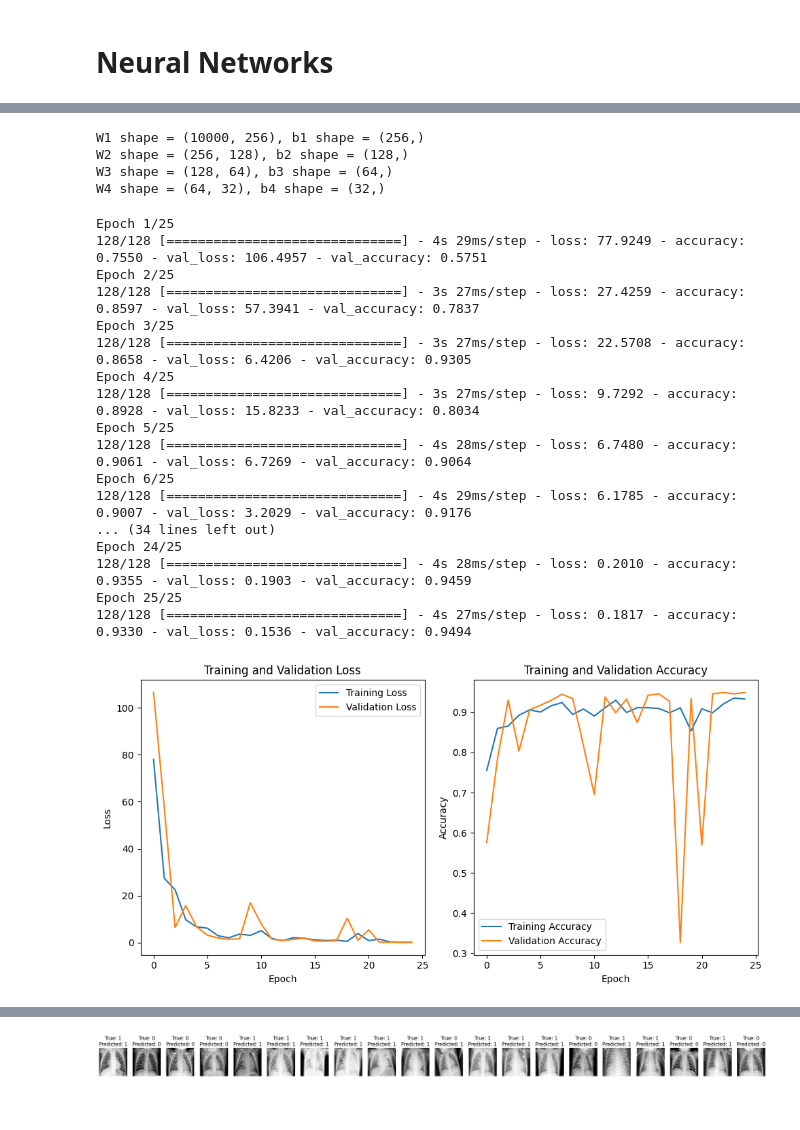
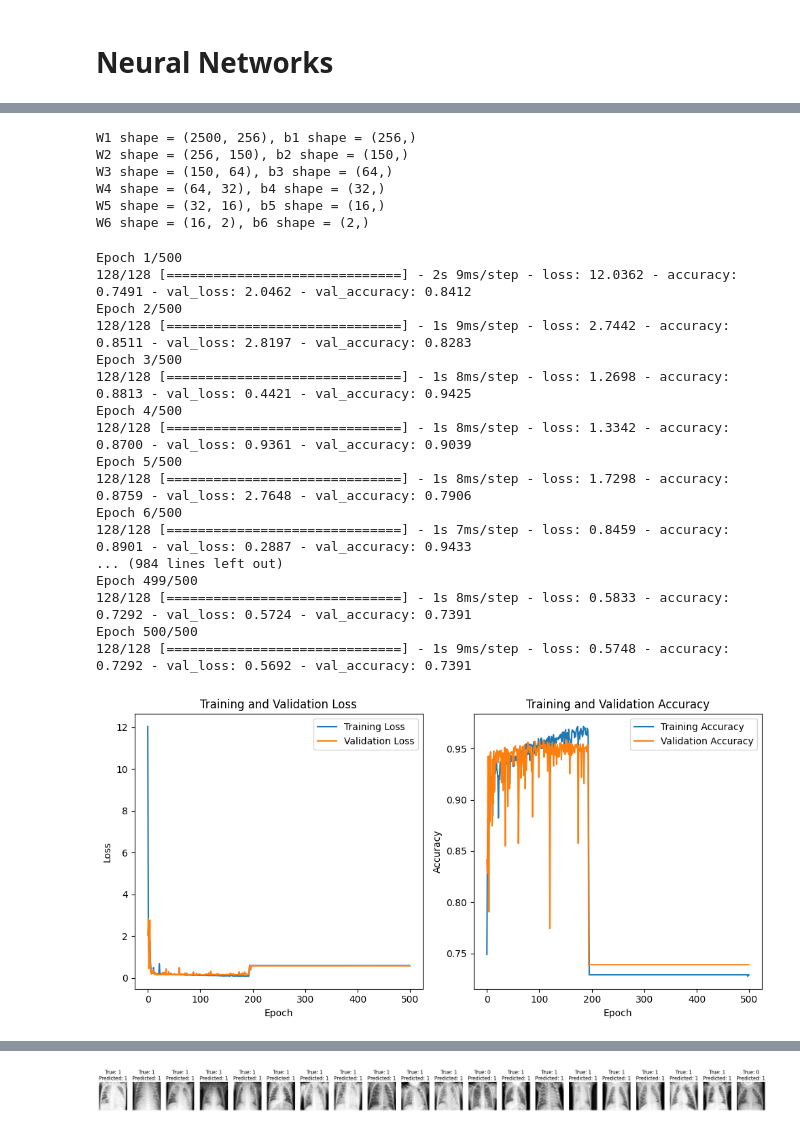
Before and after one commit to buisonanh/pneumonia-classification, a Jupyter notebook: model.ipynb, the cells around one changed output, grey strips where cells are left out. Cells and saved outputs as stored; diff of their text form; code cells hidden in the pictures.

```diff
--- a/model.ipynb
+++ b/model.ipynb
@@ -47,7 +47,7 @@ import numpy as np
 # Define a function to resize, convert to grayscale, and flatten an image
 def preprocess_image(image_path):
     # Open and resize the image to 20x20 pixels
-    image = Image.open(image_path).resize((100, 100))
+    image = Image.open(image_path).resize((50, 50))
     # Convert to grayscale
     image = image.convert('L')
     # Flatten the image into a 400-dimensional vector
@@ -55,9 +55,9 @@ def preprocess_image(image_path):
     return image_array
 
 # Create empty arrays to store the data and labels
-X_train = np.empty((4077, 10000), dtype=np.float32)
-X_validation = np.empty((1165, 10000), dtype=np.float32)
-X_test = np.empty((582, 10000), dtype=np.float32)
+X_train = np.empty((4077, 2500), dtype=np.float32)
+X_validation = np.empty((1165, 2500), dtype=np.float32)
+X_test = np.empty((582, 2500), dtype=np.float32)
 
 y_train = np.empty((4077,), dtype=np.int32)
 y_validation = np.empty((1165,), dtype=np.int32)
@@ -119,11 +119,12 @@ visualize_random_data(X_train, y_train, num_samples_to_visualize)
 tf.random.set_seed(64)
 model = Sequential(
     [
-        tf.keras.Input(shape=(10000,)),
+        tf.keras.Input(shape=(2500,)),
         Dense(256, activation='relu', name='L1'),
-        Dense(128, activation='relu', name='L2'),
+        Dense(150, activation='relu', name='L2'),
         Dense(64, activation='relu', name='L3'),
-        Dense(32, activation='relu', name='L4')
-        Dense(16, activation='linear', name='L5')
+        Dense(32, activation='relu', name='L4'),
+        Dense(16, activation='relu', name='L5'),
+        Dense(2, activation='linear', name='L6')
     ], name = "my_model"
 )
@@ -158,18 +157,21 @@ W2,b2 = layer2.get_weights()
 W3,b3 = layer3.get_weights()
 W4,b4 = layer4.get_weights()
 W5,b5 = layer5.get_weights()
+W6,b6 = layer6.get_weights()
 print(f"W1 shape = {W1.shape}, b1 shape = {b1.shape}")
 print(f"W2 shape = {W2.shape}, b2 shape = {b2.shape}")
 print(f"W3 shape = {W3.shape}, b3 shape = {b3.shape}")
 print(f"W4 shape = {W4.shape}, b4 shape = {b4.shape}")
 print(f"W5 shape = {W5.shape}, b5 shape = {b5.shape}")
+print(f"W6 shape = {W6.shape}, b6 shape = {b6.shape}")
 # %% [output]
-W1 shape = (10000, 256), b1 shape = (256,)
-W2 shape = (256, 128), b2 shape = (128,)
-W3 shape = (128, 64), b3 shape = (64,)
+W1 shape = (2500, 256), b1 shape = (256,)
+W2 shape = (256, 150), b2 shape = (150,)
+W3 shape = (150, 64), b3 shape = (64,)
 W4 shape = (64, 32), b4 shape = (32,)
+W5 shape = (32, 16), b5 shape = (16,)
+W6 shape = (16, 2), b6 shape = (2,)
 # %%
-# Compile your model
 model.compile(
     loss=tf.keras.losses.SparseCategoricalCrossentropy(from_logits=True),
     optimizer=tf.keras.optimizers.Adam(learning_rate=0.001),
@@ -179,27 +181,27 @@ model.compile(
 # Train your model and store the training history
 history = model.fit(
     X_train, y_train,
-    epochs=25,
+    epochs=500,
     validation_data=(X_validation, y_validation)  # Use validation data for monitoring
 )
 # %% [output]
-Epoch 1/25
-128/128 [==============================] - 4s 29ms/step - loss: 77.9249 - accuracy: 0.7550 - val_loss: 106.4957 - val_accuracy: 0.5751
-Epoch 2/25
-128/128 [==============================] - 3s 27ms/step - loss: 27.4259 - accuracy: 0.8597 - val_loss: 57.3941 - val_accuracy: 0.7837
-Epoch 3/25
-128/128 [==============================] - 3s 27ms/step - loss: 22.5708 - accuracy: 0.8658 - val_loss: 6.4206 - val_accuracy: 0.9305
-Epoch 4/25
-128/128 [==============================] - 3s 27ms/step - loss: 9.7292 - accuracy: 0.8928 - val_loss: 15.8233 - val_accuracy: 0.8034
-Epoch 5/25
-128/128 [==============================] - 4s 28ms/step - loss: 6.7480 - accuracy: 0.9061 - val_loss: 6.7269 - val_accuracy: 0.9064
-Epoch 6/25
-128/128 [==============================] - 4s 29ms/step - loss: 6.1785 - accuracy: 0.9007 - val_loss: 3.2029 - val_accuracy: 0.9176
-... (34 lines left out)
-Epoch 24/25
-128/128 [==============================] - 4s 28ms/step - loss: 0.2010 - accuracy: 0.9355 - val_loss: 0.1903 - val_accuracy: 0.9459
-Epoch 25/25
-128/128 [==============================] - 4s 27ms/step - loss: 0.1817 - accuracy: 0.9330 - val_loss: 0.1536 - val_accuracy: 0.9494
+Epoch 1/500
+128/128 [==============================] - 2s 9ms/step - loss: 12.0362 - accuracy: 0.7491 - val_loss: 2.0462 - val_accuracy: 0.8412
+Epoch 2/500
+128/128 [==============================] - 1s 9ms/step - loss: 2.7442 - accuracy: 0.8511 - val_loss: 2.8197 - val_accuracy: 0.8283
+Epoch 3/500
+128/128 [==============================] - 1s 8ms/step - loss: 1.2698 - accuracy: 0.8813 - val_loss: 0.4421 - val_accuracy: 0.9425
+Epoch 4/500
+128/128 [==============================] - 1s 8ms/step - loss: 1.3342 - accuracy: 0.8700 - val_loss: 0.9361 - val_accuracy: 0.9039
+Epoch 5/500
+128/128 [==============================] - 1s 8ms/step - loss: 1.7298 - accuracy: 0.8759 - val_loss: 2.7648 - val_accuracy: 0.7906
+Epoch 6/500
+128/128 [==============================] - 1s 7ms/step - loss: 0.8459 - accuracy: 0.8901 - val_loss: 0.2887 - val_accuracy: 0.9433
+... (984 lines left out)
+Epoch 499/500
+128/128 [==============================] - 1s 8ms/step - loss: 0.5833 - accuracy: 0.7292 - val_loss: 0.5724 - val_accuracy: 0.7391
+Epoch 500/500
+128/128 [==============================] - 1s 9ms/step - loss: 0.5748 - accuracy: 0.7292 - val_loss: 0.5692 - val_accuracy: 0.7391
 # %%
 # Plot the training and validation loss over epochs
 plt.figure(figsize=(10, 5))
@@ -223,7 +225,7 @@ plt.legend()
 plt.tight_layout()
 plt.show()
 # %% [output]
-[figure, old version]
+[figure, new version]
 # %%
 import matplotlib.pyplot as plt
 import random
@@ -239,7 +241,7 @@ def visualize_results(images, true_labels, predicted_labels, num_samples):
     fig, axes = plt.subplots(1, num_samples, figsize=(30, 2))
     for i, idx in enumerate(random_indices):
         ax = axes[i]
-        ax.imshow(images[idx].reshape(100, 100), cmap='gray')
+        ax.imshow(images[idx].reshape(50, 50), cmap='gray')
         true_label = true_labels[idx]
         predicted_label = predicted_labels[idx]
         ax.set_title(f"True: {true_label}\nPredicted: {predicted_label}")
@@ -254,4 +256,4 @@ visualize_results(X_test, y_test, predictions.argmax(axis=1), num_samples_to_vis
-[figure, old version]
+[figure, new version]
 # %%
 from sklearn.metrics import confusion_matrix
 import seaborn as sns
```
Also changed, not shown: parts of 7 cells of this notebook.
